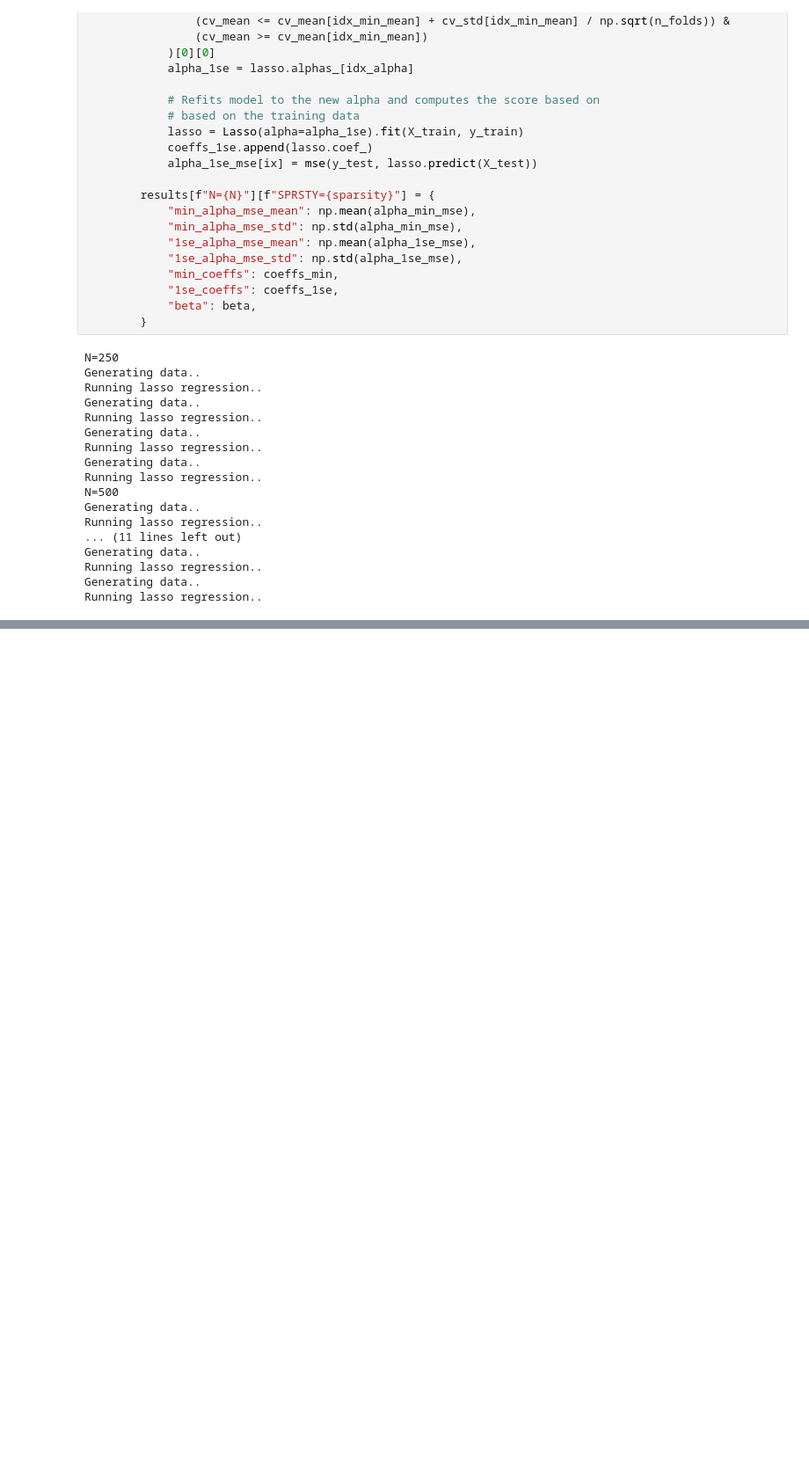
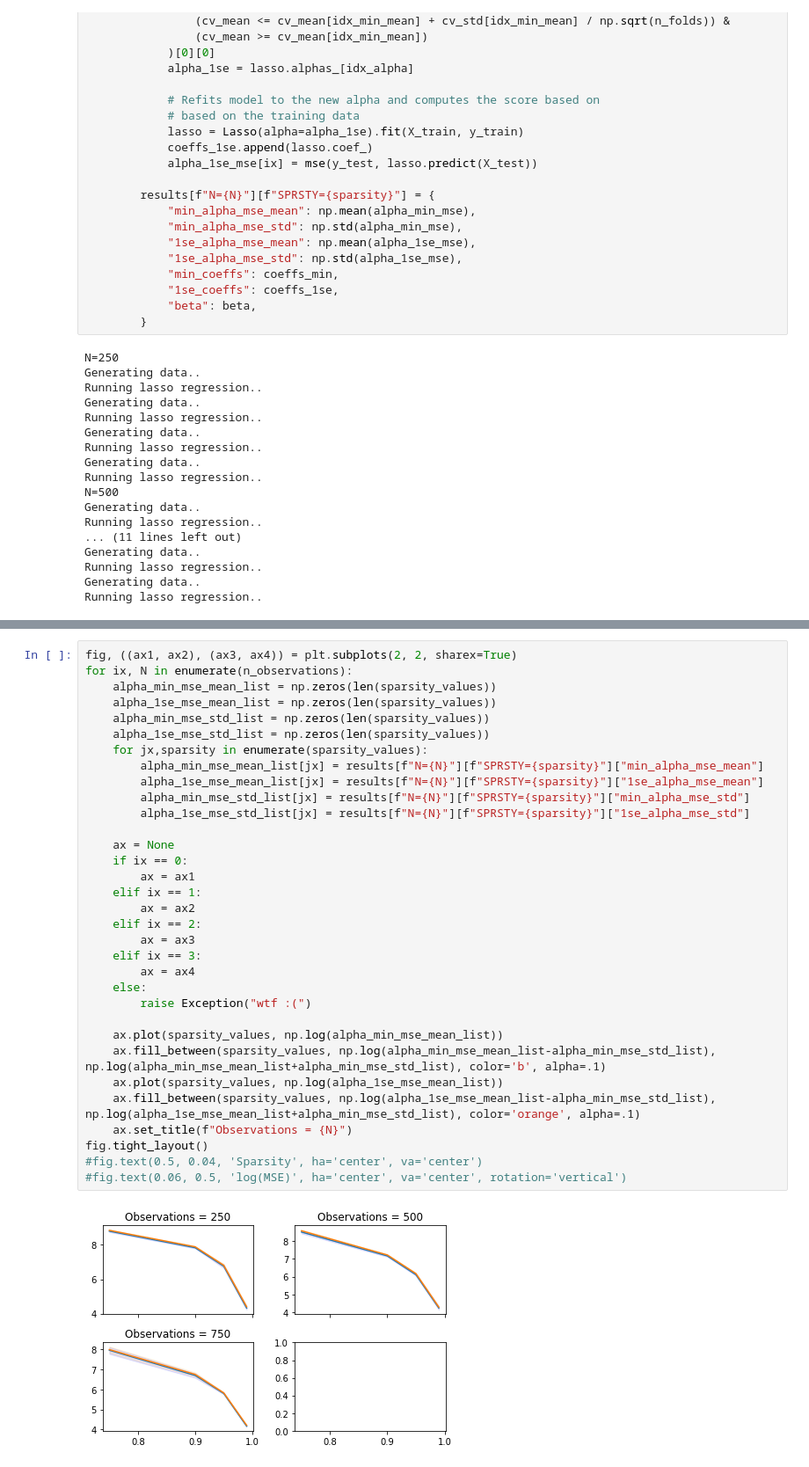
Before and after one commit to HyserAgg/mve441-project3, a Jupyter notebook: part1.ipynb, the cells around one changed output, grey strips where cells are left out. Shown at 88% size. Cells and saved outputs as stored; diff of their text form; blank space fills up the shorter version.

```diff
--- a/part1.ipynb
+++ b/part1.ipynb
@@ -176,0 +177,35 @@ Text(0.06, 0.5, 'MSE')
+# %%
+fig, ((ax1, ax2), (ax3, ax4)) = plt.subplots(2, 2, sharex=True)
+for ix, N in enumerate(n_observations):
+    alpha_min_mse_mean_list = np.zeros(len(sparsity_values))
+    alpha_1se_mse_mean_list = np.zeros(len(sparsity_values))
+    alpha_min_mse_std_list = np.zeros(len(sparsity_values))
+    alpha_1se_mse_std_list = np.zeros(len(sparsity_values))
+    for jx,sparsity in enumerate(sparsity_values):
+        alpha_min_mse_mean_list[jx] = results[f"N={N}"][f"SPRSTY={sparsity}"]["min_alpha_mse_mean"]
+        alpha_1se_mse_mean_list[jx] = results[f"N={N}"][f"SPRSTY={sparsity}"]["1se_alpha_mse_mean"]
+        alpha_min_mse_std_list[jx] = results[f"N={N}"][f"SPRSTY={sparsity}"]["min_alpha_mse_std"]
+        alpha_1se_mse_std_list[jx] = results[f"N={N}"][f"SPRSTY={sparsity}"]["1se_alpha_mse_std"]
+
+    ax = None
+    if ix == 0:
+        ax = ax1
+    elif ix == 1:
+        ax = ax2
+    elif ix == 2:
+        ax = ax3
+    elif ix == 3:
+        ax = ax4
+    else:
+        raise Exception("wtf :(")
+
+    ax.plot(sparsity_values, np.log(alpha_min_mse_mean_list))
+    ax.fill_between(sparsity_values, np.log(alpha_min_mse_mean_list-alpha_min_mse_std_list), np.log(alpha_min_mse_mean_list+alpha_min_mse_std_list), color='b', alpha=.1)
+    ax.plot(sparsity_values, np.log(alpha_1se_mse_mean_list))
+    ax.fill_between(sparsity_values, np.log(alpha_1se_mse_mean_list-alpha_min_mse_std_list), np.log(alpha_1se_mse_mean_list+alpha_min_mse_std_list), color='orange', alpha=.1)
+    ax.set_title(f"Observations = {N}")
+fig.tight_layout()
+#fig.text(0.5, 0.04, 'Sparsity', ha='center', va='center')
+#fig.text(0.06, 0.5, 'log(MSE)', ha='center', va='center', rotation='vertical')
+# %% [output]
+[figure, added]
```
Also changed, not shown: parts of 2 cells of this notebook.
